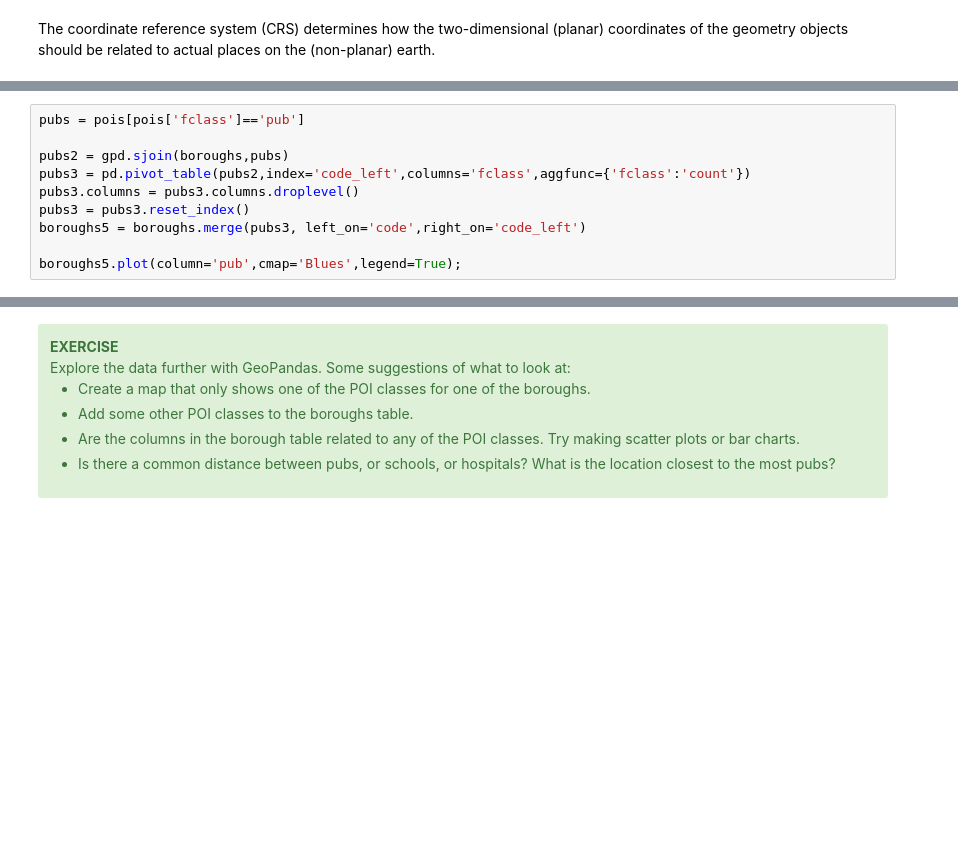
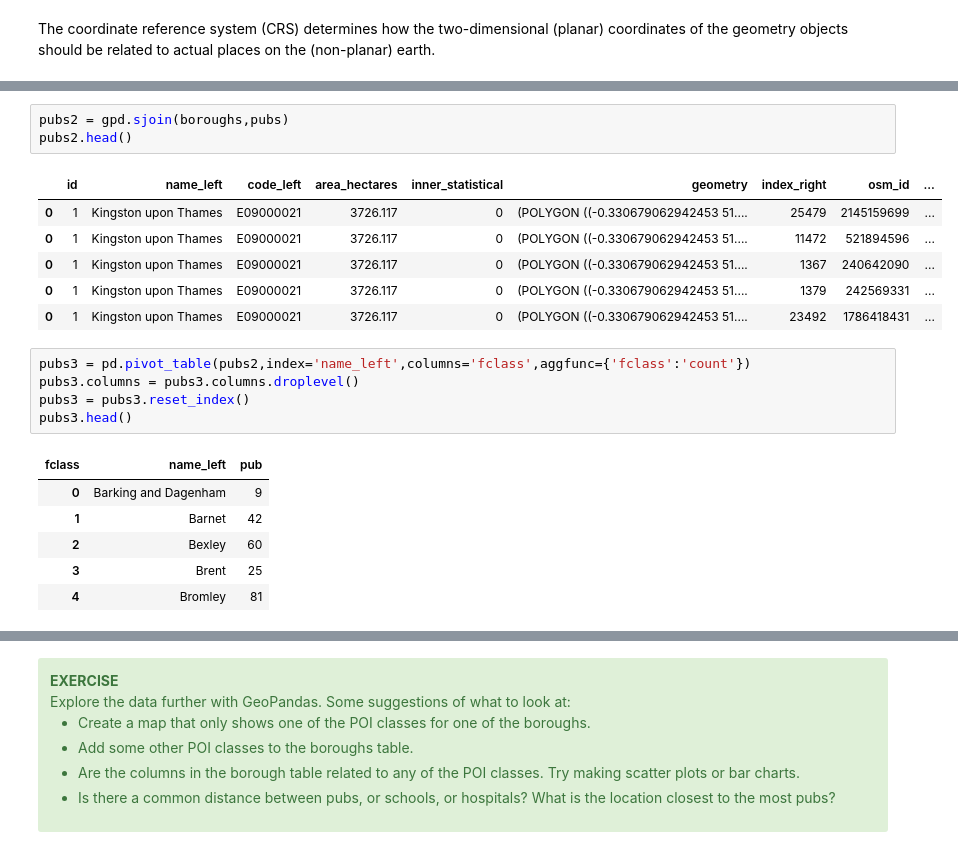
Before and after one commit to monocilindro/foss4g-geopandas, a Jupyter notebook: notebooks/2-geopandas-workshop.ipynb, the cells around one changed output, grey strips where cells are left out. Saved outputs shown, nothing was run; the diff lists cells and outputs as text; blank space fills up the shorter version.

```diff
--- a/notebooks/2-geopandas-workshop.ipynb
+++ b/notebooks/2-geopandas-workshop.ipynb
@@ -536,10 +554,22 @@ print(boroughs.crs)
+# %%
+pubs2 = gpd.sjoin(boroughs,pubs)
+pubs2.head()
+# %% [output]
+|  | id | name_left | code_left | area_hectares | inner_statistical | geometry | index_right | osm_id | ... |
+| 0 | 1 | Kingston upon Thames | E09000021 | 3726.117 | 0 | (POLYGON ((-0.330679062942453 51.... | 25479 | 2145159699 | ... |
+| 0 | 1 | Kingston upon Thames | E09000021 | 3726.117 | 0 | (POLYGON ((-0.330679062942453 51.... | 11472 | 521894596 | ... |
+| 0 | 1 | Kingston upon Thames | E09000021 | 3726.117 | 0 | (POLYGON ((-0.330679062942453 51.... | 1367 | 240642090 | ... |
+| 0 | 1 | Kingston upon Thames | E09000021 | 3726.117 | 0 | (POLYGON ((-0.330679062942453 51.... | 1379 | 242569331 | ... |
+| 0 | 1 | Kingston upon Thames | E09000021 | 3726.117 | 0 | (POLYGON ((-0.330679062942453 51.... | 23492 | 1786418431 | ... |
 # %%
-pubs = pois[pois['fclass']=='pub']
-
-pubs2 = gpd.sjoin(boroughs,pubs)
-pubs3 = pd.pivot_table(pubs2,index='code_left',columns='fclass',aggfunc={'fclass':'count'})
+pubs3 = pd.pivot_table(pubs2,index='name_left',columns='fclass',aggfunc={'fclass':'count'})
 pubs3.columns = pubs3.columns.droplevel()
 pubs3 = pubs3.reset_index()
-boroughs5 = boroughs.merge(pubs3, left_on='code',right_on='code_left')
-
-boroughs5.plot(column='pub',cmap='Blues',legend=True);
+pubs3.head()
+# %% [output]
+| fclass | name_left | pub |
+| 0 | Barking and Dagenham | 9 |
+| 1 | Barnet | 42 |
+| 2 | Bexley | 60 |
+| 3 | Brent | 25 |
+| 4 | Bromley | 81 |
```
Also changed, not shown: parts of 25 cells of this notebook, 4 other files.
